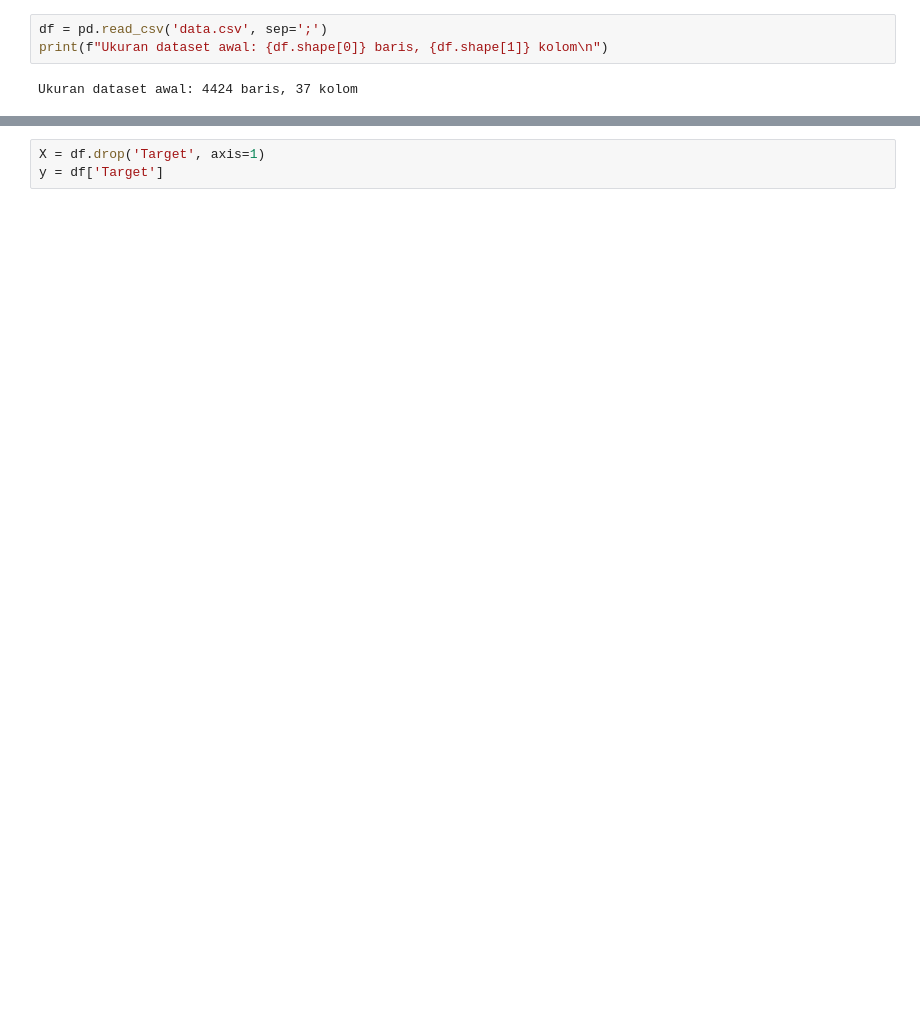
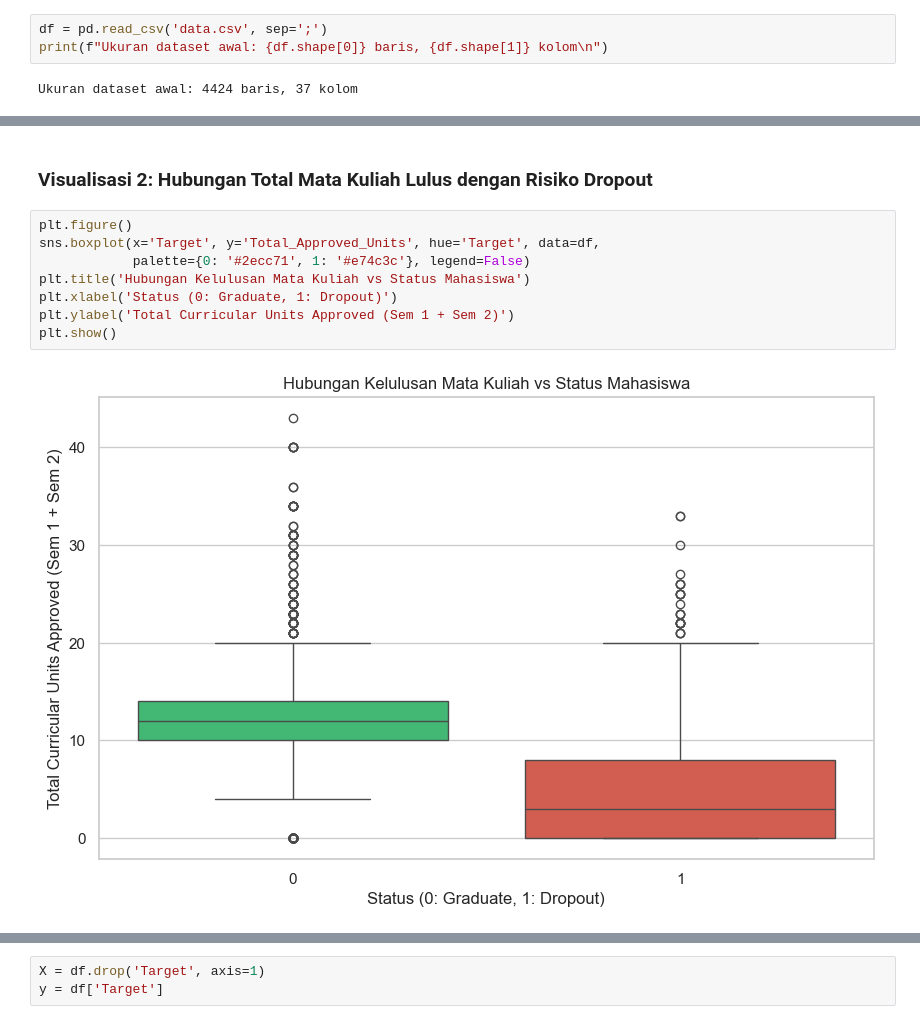
Before and after one commit to guidomelving/EduGuard, a Jupyter notebook: EduGuard.ipynb, the cells around one changed output, grey strips where cells are left out. Saved outputs shown, nothing was run; the diff lists cells and outputs as text; blank space fills up the shorter version.

```diff
--- a/EduGuard.ipynb
+++ b/EduGuard.ipynb
@@ -91,0 +291,12 @@ Passing `palette` without assigning `hue` is deprecated and will be removed in v
+# %% [markdown]
+### Visualisasi 2: Hubungan Total Mata Kuliah Lulus dengan Risiko Dropout
+# %%
+plt.figure()
+sns.boxplot(x='Target', y='Total_Approved_Units', hue='Target', data=df,
+            palette={0: '#2ecc71', 1: '#e74c3c'}, legend=False)
+plt.title('Hubungan Kelulusan Mata Kuliah vs Status Mahasiswa')
+plt.xlabel('Status (0: Graduate, 1: Dropout)')
+plt.ylabel('Total Curricular Units Approved (Sem 1 + Sem 2)')
+plt.show()
+# %% [output]
+[figure, added]
```
Also changed, not shown: parts of 92 cells of this notebook, 2 other files.
